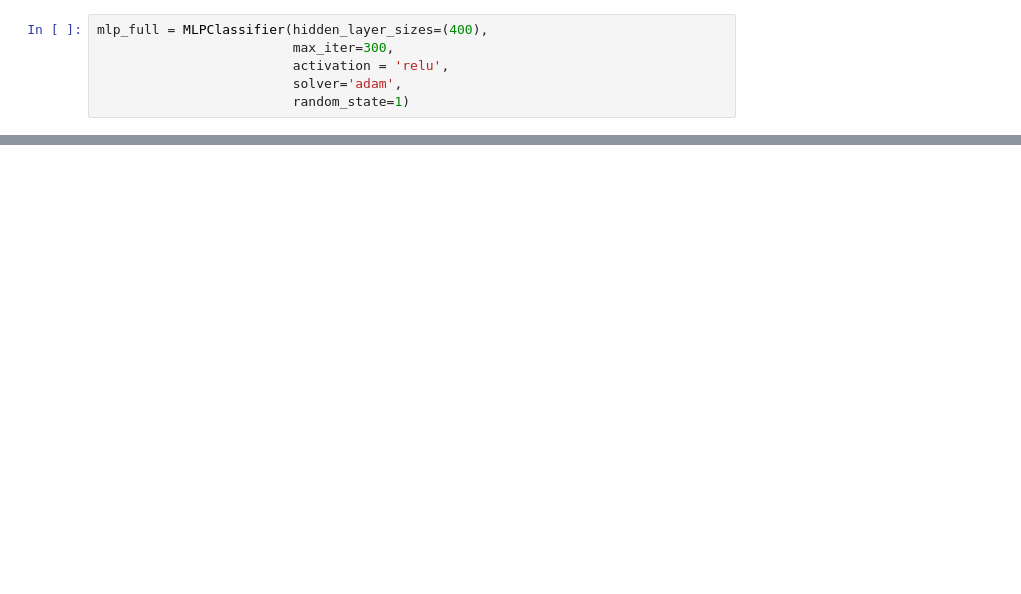
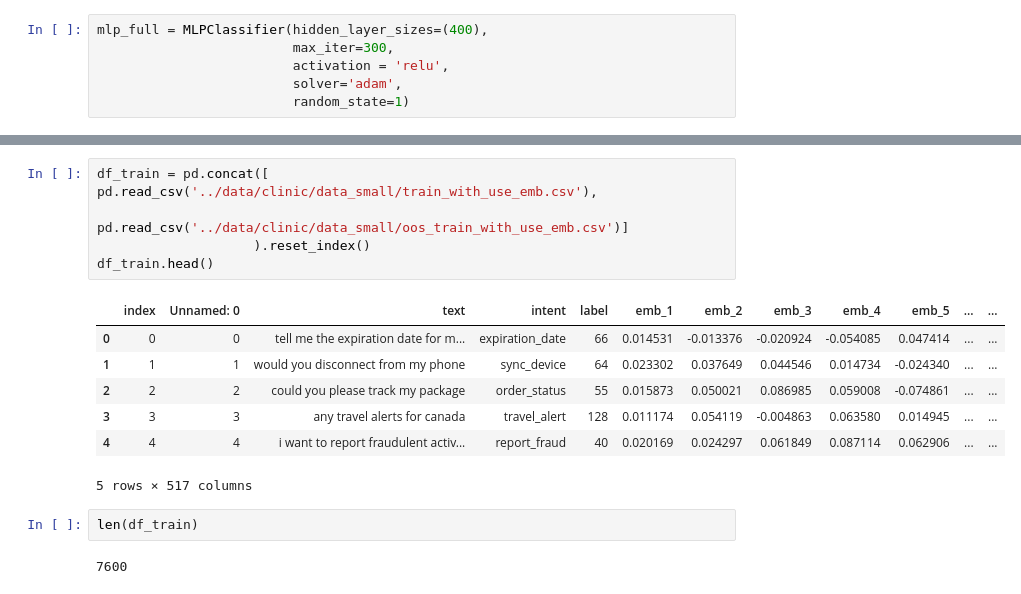
Before and after one commit to tayfuntuna/xcs224u, a Jupyter notebook: code/BaselineClassification - MLP with USE Embeddings.ipynb, the cells around one changed output, grey strips where cells are left out. Cells and saved outputs as stored; diff of their text form; blank space fills up the shorter version.

```diff
--- a/code/BaselineClassification - MLP with USE Embeddings.ipynb
+++ b/code/BaselineClassification - MLP with USE Embeddings.ipynb
@@ -310,0 +330,17 @@ data_small.json oos_train 100
+# %%
+df_train = pd.concat([ pd.read_csv('../data/clinic/data_small/train_with_use_emb.csv'),
+                        pd.read_csv('../data/clinic/data_small/oos_train_with_use_emb.csv')]
+                    ).reset_index()
+df_train.head()
+# %% [output]
+|  | index | Unnamed: 0 | text | intent | label | emb_1 | emb_2 | emb_3 | emb_4 | emb_5 | ... | ... |
+| 0 | 0 | 0 | tell me the expiration date for m... | expiration_date | 66 | 0.014531 | -0.013376 | -0.020924 | -0.054085 | 0.047414 | ... | ... |
+| 1 | 1 | 1 | would you disconnect from my phone | sync_device | 64 | 0.023302 | 0.037649 | 0.044546 | 0.014734 | -0.024340 | ... | ... |
+| 2 | 2 | 2 | could you please track my package | order_status | 55 | 0.015873 | 0.050021 | 0.086985 | 0.059008 | -0.074861 | ... | ... |
+| 3 | 3 | 3 | any travel alerts for canada | travel_alert | 128 | 0.011174 | 0.054119 | -0.004863 | 0.063580 | 0.014945 | ... | ... |
+| 4 | 4 | 4 | i want to report fraudulent activ... | report_fraud | 40 | 0.020169 | 0.024297 | 0.061849 | 0.087114 | 0.062906 | ... | ... |
+5 rows × 517 columns
+# %%
+len(df_train)
+# %% [output]
+7600
```
Also changed, not shown: parts of 52 cells of this notebook.
